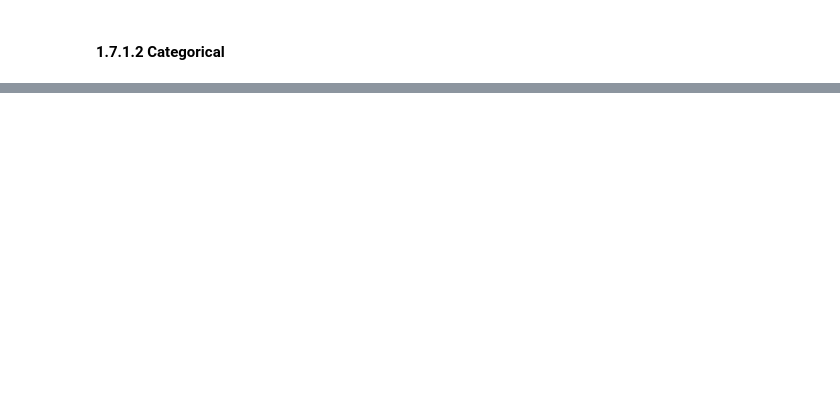
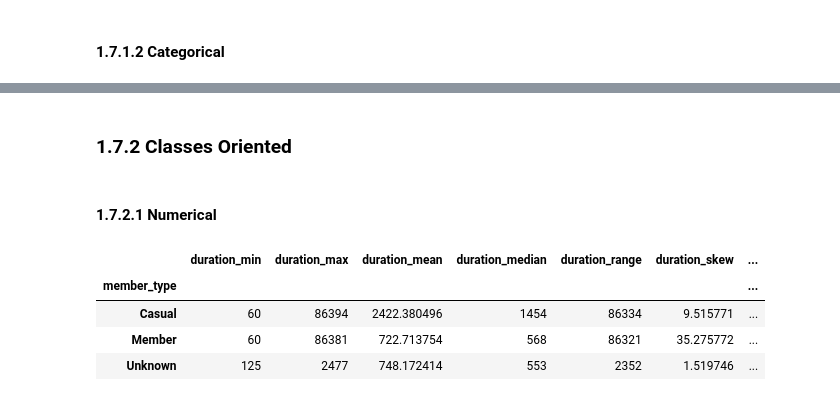
Before and after one commit to panambY/Trip_History, a Jupyter notebook: Trip_History.ipynb, the cells around one changed output, grey strips where cells are left out. Drawn from its saved outputs; the diff is of its cells as text; code cells hidden in the pictures; blank space fills up the shorter version.

```diff
--- a/Trip_History.ipynb
+++ b/Trip_History.ipynb
@@ -238,0 +257,36 @@ KeyError: "['id'] not found in axis"
+# %% [markdown]
+### 1.7.2 Classes Oriented
+# %% [markdown]
+#### 1.7.2.1 Numerical
+# %%
+aux = df1[['duration', 'start_station_number', 'end_station_number', 'member_type']].groupby( 'member_type' ).agg(
+        duration_min      = ('duration', 'min'),
+        duration_max      = ('duration', 'max'),
+        duration_mean     = ('duration', 'mean'),
+        duration_median   = ('duration', 'median'),
+        duration_range    = ('duration', lambda x: x.max() - x.min() ),
+        duration_skew     = ('duration', lambda x: x.skew() ),
+        duration_kurtosis = ( 'duration', lambda x: x.kurtosis() ),
+        start_station_number_min    =   ('start_station_number', 'min'),
+        start_station_number_max    =   ('start_station_number', 'max'),
+        start_station_number_mean   =   ('start_station_number', 'mean'),
+        start_station_number_median =   ('start_station_number', 'median'),
+        start_station_number_range  =   ('start_station_number', lambda x: x.max() - x.min() ),
+        start_station_number_skew   =   ('start_station_number', lambda x: x.skew() ),
+        start_station_number_kurtosis = ( 'start_station_number', lambda x: x.kurtosis() ),
+        end_station_numberr_min    =   ('end_station_number', 'min'),
+        end_station_number_max    =   ('end_station_number', 'max'),
+        end_station_number_mean   =   ('end_station_number', 'mean'),
+        end_station_number_median =   ('end_station_number', 'median'),
+        end_station_number_range  =   ('end_station_number', lambda x: x.max() - x.min() ),
+        end_station_number_skew   =   ('end_station_number', lambda x: x.skew() ),
+        end_station_number_kurtosis = ( 'end_station_number', lambda x: x.kurtosis() ) )
+
+# show table
+aux
+# %% [output]
+|  | duration_min | duration_max | duration_mean | duration_median | duration_range | duration_skew | ... |
+| member_type |  |  |  |  |  |  | ... |
+| Casual | 60 | 86394 | 2422.380496 | 1454 | 86334 | 9.515771 | ... |
+| Member | 60 | 86381 | 722.713754 | 568 | 86321 | 35.275772 | ... |
+| Unknown | 125 | 2477 | 748.172414 | 553 | 2352 | 1.519746 | ... |
```
Also changed, not shown: parts of 14 cells of this notebook.
